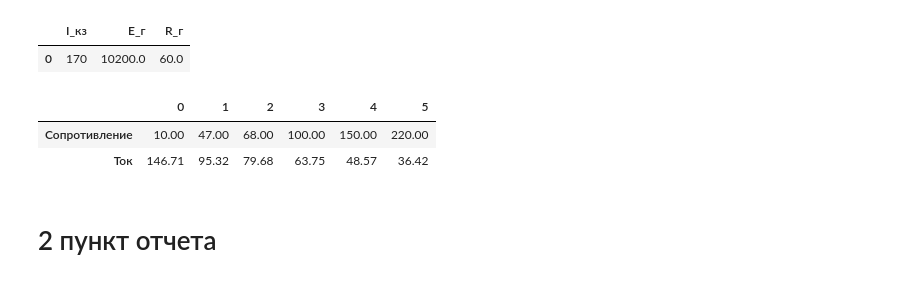
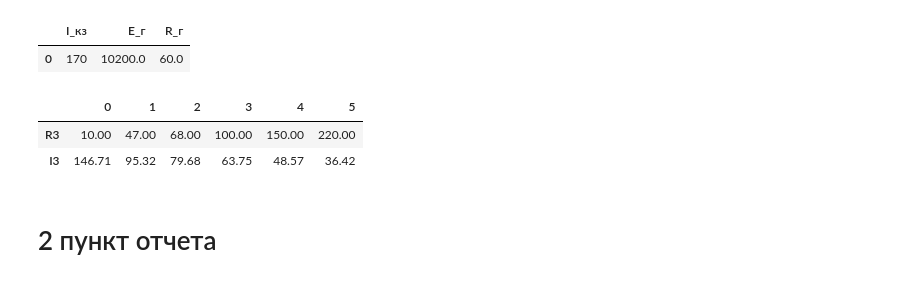
Before and after one commit to replicaCortex/Keres, a Jupyter notebook: Electrical Engineering/2lab_NoStand.ipynb, the cells around one changed output. Saved outputs shown, nothing was run; the diff lists cells and outputs as text; code cells hidden in the pictures.

```diff
--- a/Electrical Engineering/2lab_NoStand.ipynb
+++ b/Electrical Engineering/2lab_NoStand.ipynb
@@ -47,18 +47,18 @@ data_2п
 # %%
 # Данные для создания DataFrame
 data_3п = {
-    "Сопротивление": [10, 47, 68, 100, 150, 220],
-    "Ток": [146.71, 95.32, 79.68, 63.75, 48.57, 36.42]
+    "R3": [10, 47, 68, 100, 150, 220],
+    "I3": [146.71, 95.32, 79.68, 63.75, 48.57, 36.42]
 }
 
 # Создаем DataFrame
 df_new = pd.DataFrame(data_3п)
 
 df_new.T
 # %% [output]
 |  | 0 | 1 | 2 | 3 | 4 | 5 |
-| Сопротивление | 10.00 | 47.00 | 68.00 | 100.00 | 150.00 | 220.00 |
-| Ток | 146.71 | 95.32 | 79.68 | 63.75 | 48.57 | 36.42 |
+| R3 | 10.00 | 47.00 | 68.00 | 100.00 | 150.00 | 220.00 |
+| I3 | 146.71 | 95.32 | 79.68 | 63.75 | 48.57 | 36.42 |
 # %% [markdown]
 # 2 пункт отчета
 # %%
```
Also changed, not shown: parts of 6 cells of this notebook.
